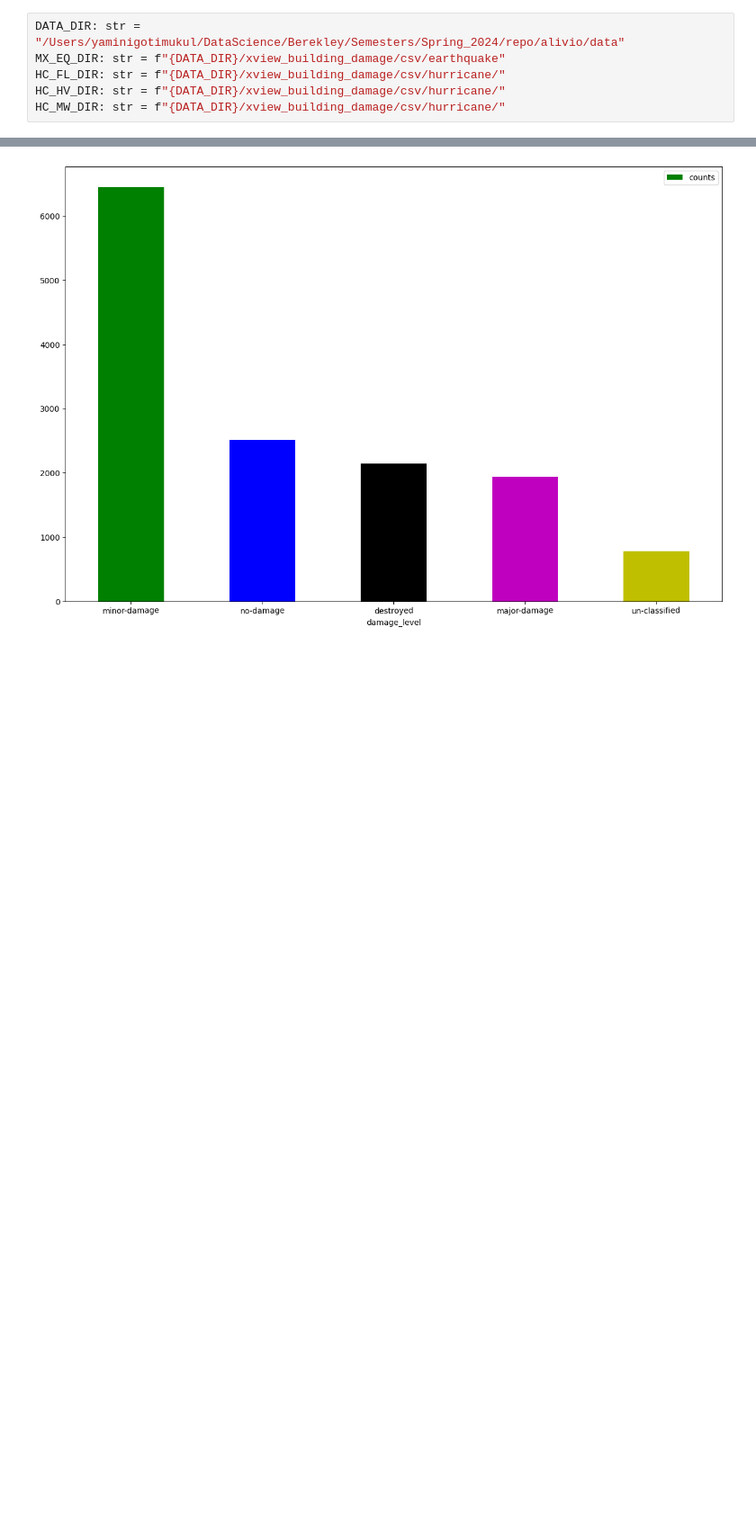
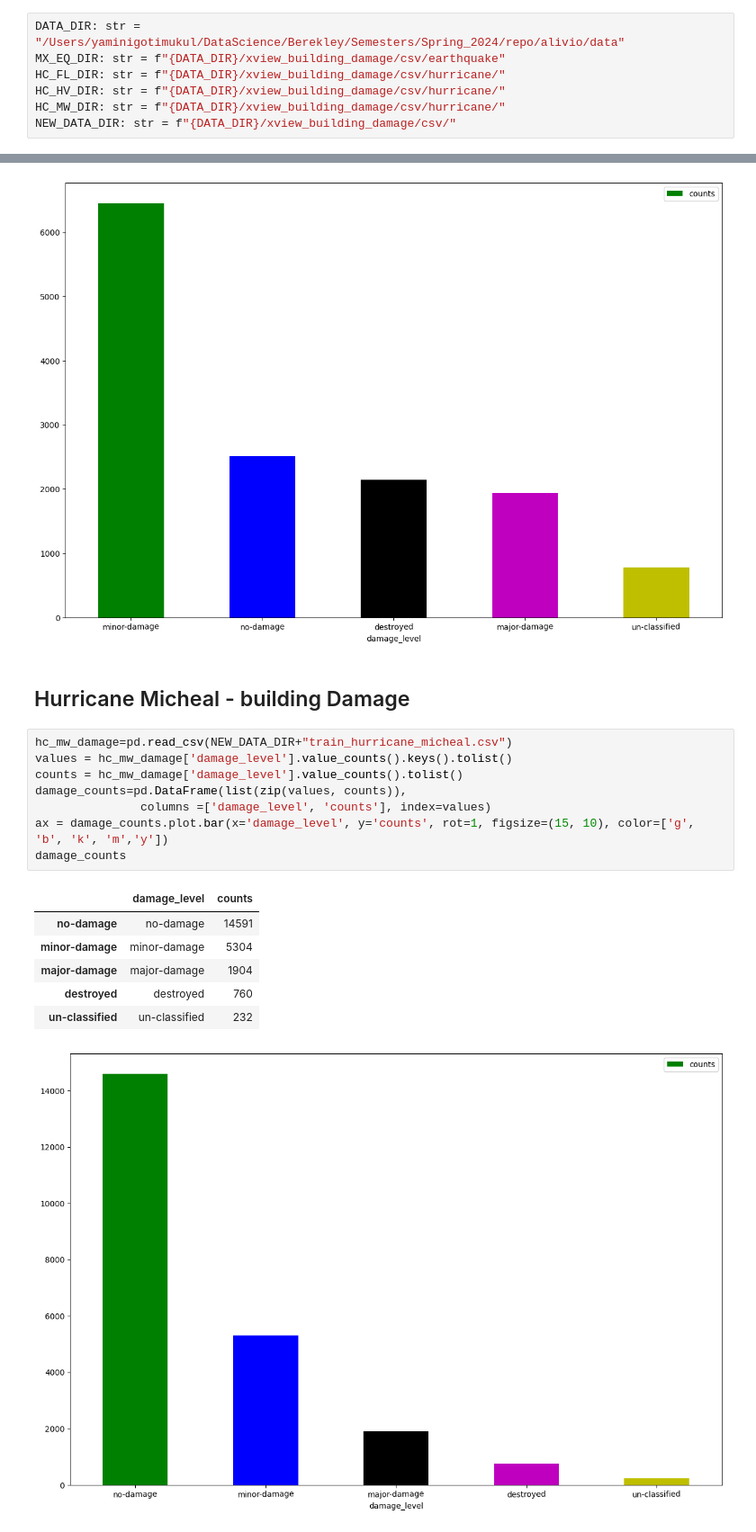
Before and after one commit to cricksmaidiene/alivio, a Jupyter notebook: src/02_data_analysis/EDA_Building_Damage.ipynb, the cells around one changed output, grey strips where cells are left out. Shown at 90% size. Drawn from its saved outputs; the diff is of its cells as text; blank space fills up the shorter version.

```diff
--- a/src/02_data_analysis/EDA_Building_Damage.ipynb
+++ b/src/02_data_analysis/EDA_Building_Damage.ipynb
@@ -12,6 +12,7 @@ MX_EQ_DIR: str = f"{DATA_DIR}/xview_building_damage/csv/earthquake"
 HC_FL_DIR: str = f"{DATA_DIR}/xview_building_damage/csv/hurricane/"
 HC_HV_DIR: str = f"{DATA_DIR}/xview_building_damage/csv/hurricane/"
 HC_MW_DIR: str = f"{DATA_DIR}/xview_building_damage/csv/hurricane/"
+NEW_DATA_DIR: str = f"{DATA_DIR}/xview_building_damage/csv/"
 # %%
 mexico_eq_damage=pd.read_csv(MX_EQ_DIR+"/train_mexico_eq_blds_damage.csv")
 mexico_eq_damage.head()
@@ -104,3 +105,21 @@ damage_counts
 | major-damage | major-damage | 1943 |
 | un-classified | un-classified | 784 |
 [figure]
+# %% [markdown]
+## Hurricane Micheal - building Damage
+# %%
+hc_mw_damage=pd.read_csv(NEW_DATA_DIR+"train_hurricane_micheal.csv")
+values = hc_mw_damage['damage_level'].value_counts().keys().tolist()
+counts = hc_mw_damage['damage_level'].value_counts().tolist()
+damage_counts=pd.DataFrame(list(zip(values, counts)),
+               columns =['damage_level', 'counts'], index=values)
+ax = damage_counts.plot.bar(x='damage_level', y='counts', rot=1, figsize=(15, 10), color=['g', 'b', 'k', 'm','y'])
+damage_counts
+# %% [output]
+|  | damage_level | counts |
+| no-damage | no-damage | 14591 |
+| minor-damage | minor-damage | 5304 |
+| major-damage | major-damage | 1904 |
+| destroyed | destroyed | 760 |
+| un-classified | un-classified | 232 |
+[figure, added]
```
Also changed, not shown: parts of 10 cells of this notebook, 2 other files.
